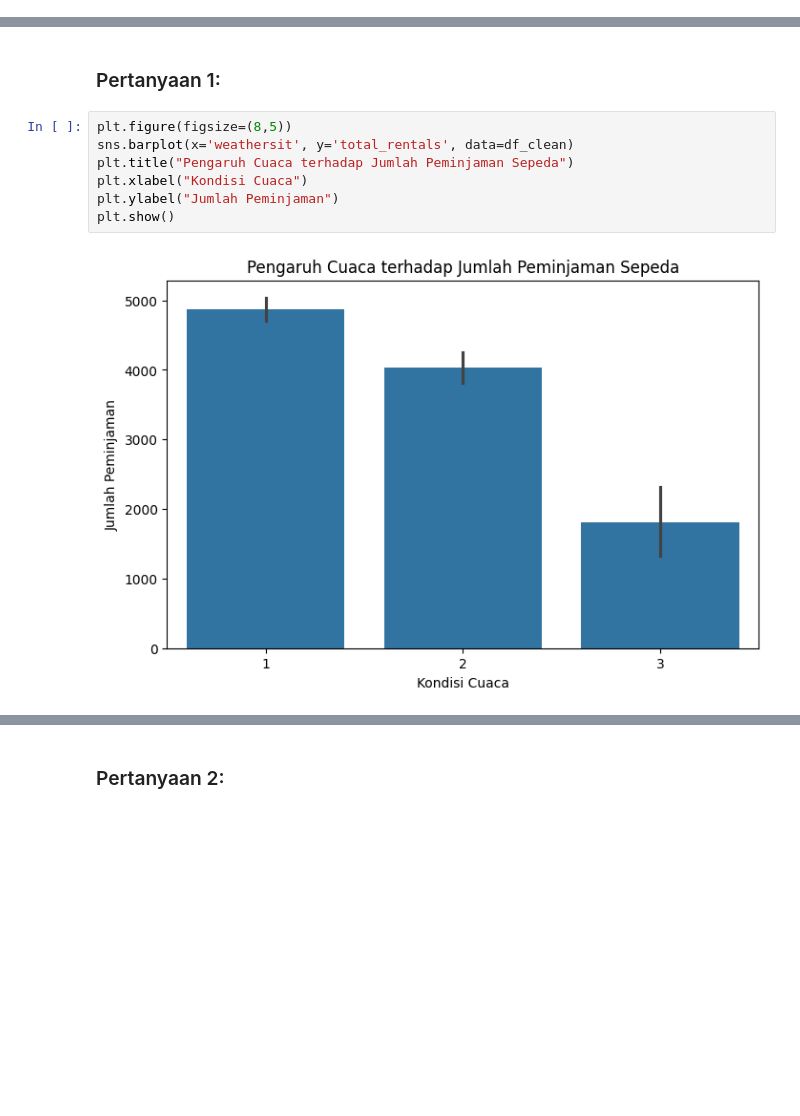
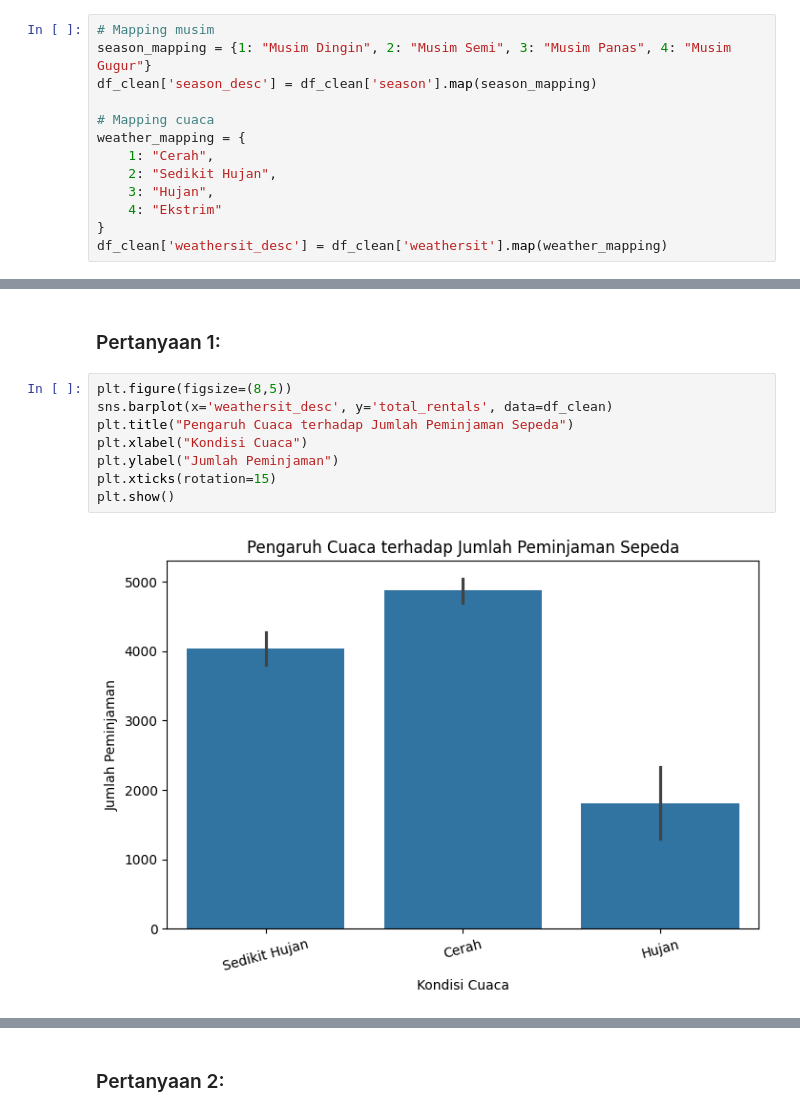
Before and after one commit to vmeisyarah18/Proyek-Analisis-Data-Bike-Sharing, a Jupyter notebook: Proyek_Analisis_Data.ipynb, the cells around one changed output, grey strips where cells are left out. Saved outputs shown, nothing was run; the diff lists cells and outputs as text; blank space fills up the shorter version.

```diff
--- a/Proyek_Analisis_Data.ipynb
+++ b/Proyek_Analisis_Data.ipynb
@@ -109,16 +138,30 @@ df_clean.describe()
 **Insight:**
 - Rata-rata peminjaman sepeda berbeda pada setiap musim, menunjukkan adanya pengaruh musim terhadap jumlah peminjaman.
 - Kondisi cuaca cerah (weathersit = 1) memiliki rata-rata peminjaman tertinggi dibandingkan kondisi cuaca lainnya.
+# %%
+# Mapping musim
+season_mapping = {1: "Musim Dingin", 2: "Musim Semi", 3: "Musim Panas", 4: "Musim Gugur"}
+df_clean['season_desc'] = df_clean['season'].map(season_mapping)
+
+# Mapping cuaca
+weather_mapping = {
+    1: "Cerah",
+    2: "Sedikit Hujan",
+    3: "Hujan",
+    4: "Ekstrim"
+}
+df_clean['weathersit_desc'] = df_clean['weathersit'].map(weather_mapping)
 # %% [markdown]
 ## Visualization & Explanatory Analysis
 # %% [markdown]
 ### Pertanyaan 1:
 # %%
 plt.figure(figsize=(8,5))
-sns.barplot(x='weathersit', y='total_rentals', data=df_clean)
+sns.barplot(x='weathersit_desc', y='total_rentals', data=df_clean)
 plt.title("Pengaruh Cuaca terhadap Jumlah Peminjaman Sepeda")
 plt.xlabel("Kondisi Cuaca")
 plt.ylabel("Jumlah Peminjaman")
+plt.xticks(rotation=15)
 plt.show()
 # %% [output]
-[figure, old version]
+[figure, new version]
```
Also changed, not shown: parts of 11 cells of this notebook, 2 other files.
